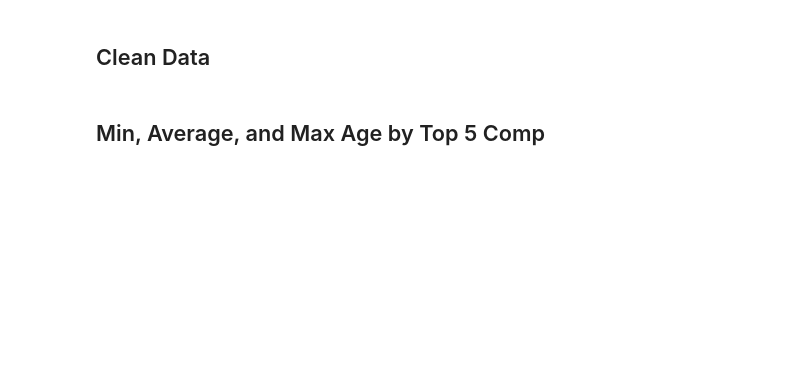
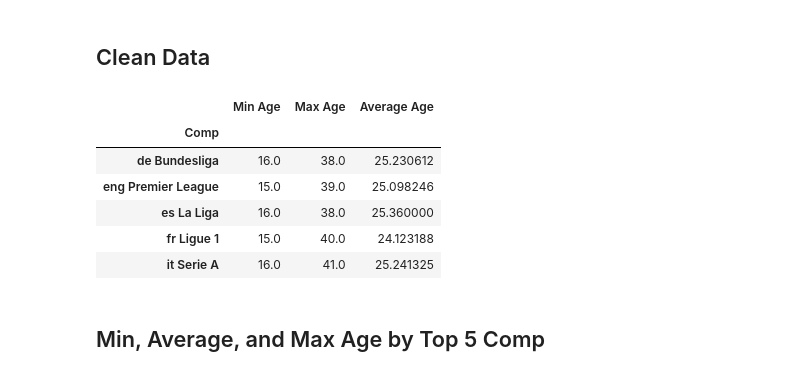
Before and after one commit to Hamza-rami/football-stats-analytics, a Jupyter notebook: project1.ipynb, the cells around one changed output. Cells and saved outputs as stored; diff of their text form; code cells hidden in the pictures; blank space fills up the shorter version.

```diff
--- a/project1.ipynb
+++ b/project1.ipynb
@@ -11,8 +11,17 @@ df.fillna(0, inplace=True)
 # %%
 Comp = df['Comp'].value_counts().head(5).index
 df_top5 = df[df['Comp'].isin(Comp)]
 age_stats_top5 = df_top5.groupby('Comp')['Age'].agg(['min','max','mean'])
 age_stats_top5.rename(columns={'min':'Min Age','max':'Max Age','mean':'Average Age'}, inplace=True)
+age_stats_top5
+# %% [output]
+|  | Min Age | Max Age | Average Age |
+| Comp |  |  |  |
+| de Bundesliga | 16.0 | 38.0 | 25.230612 |
+| eng Premier League | 15.0 | 39.0 | 25.098246 |
+| es La Liga | 16.0 | 38.0 | 25.360000 |
+| fr Ligue 1 | 15.0 | 40.0 | 24.123188 |
+| it Serie A | 16.0 | 41.0 | 25.241325 |
 # %% [markdown]
 ## Min, Average, and Max Age by Top 5 Comp
 # %%
```
Also changed, not shown: parts of 2 cells of this notebook, 2 other files.
